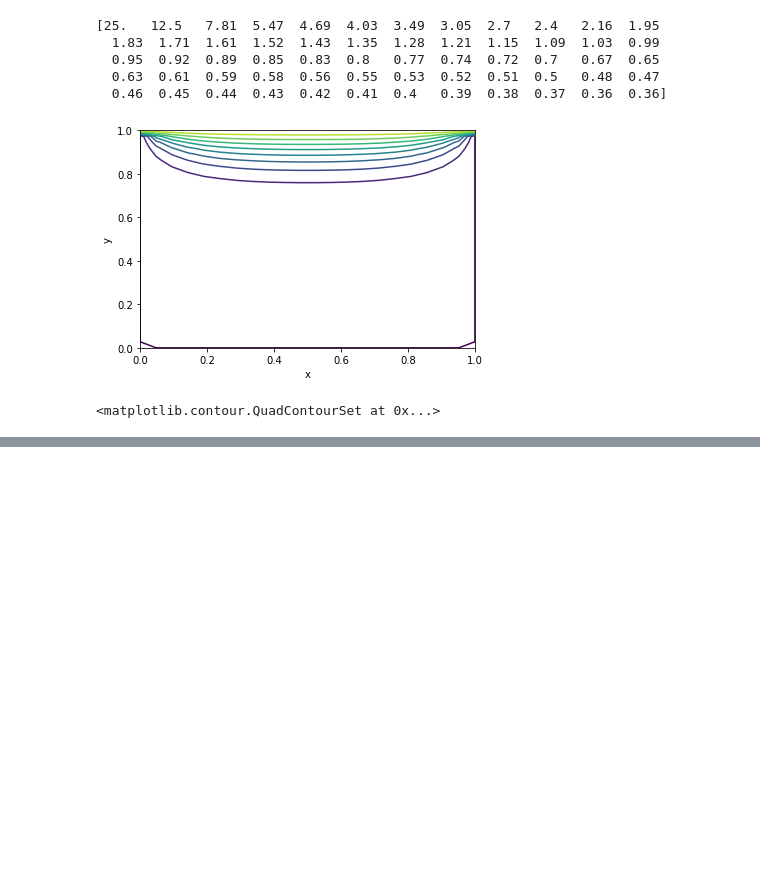
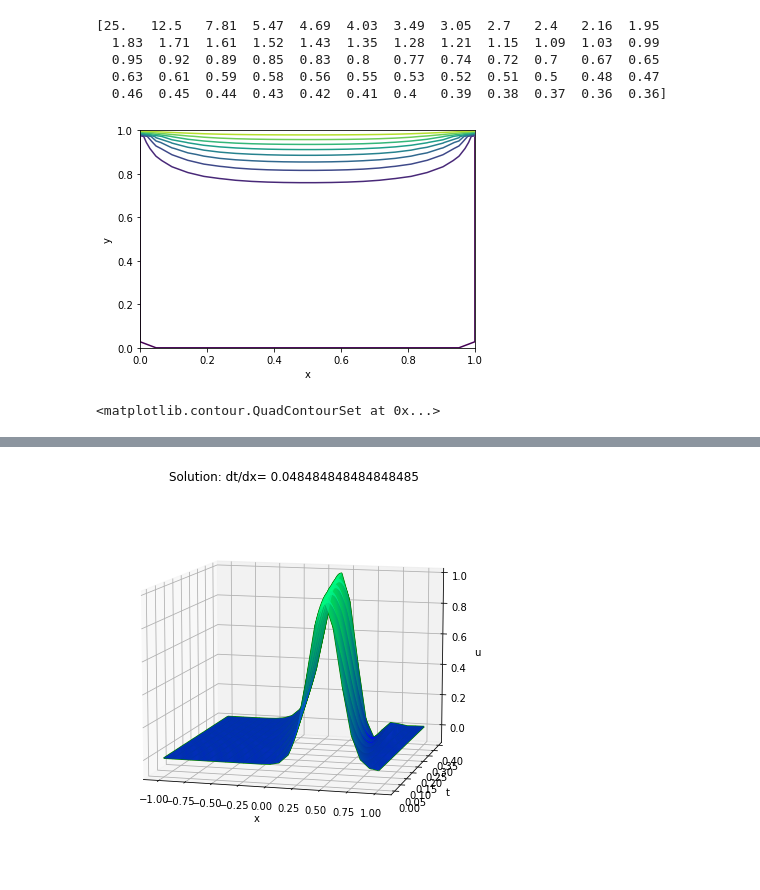
Before and after one commit to CuriousBias/notes, a Jupyter notebook: PartialDifferential.ipynb, the cells around one changed output, grey strips where cells are left out. Drawn from its saved outputs; the diff is of its cells as text; code cells hidden in the pictures; blank space fills up the shorter version.

```diff
--- a/PartialDifferential.ipynb
+++ b/PartialDifferential.ipynb
@@ -140,0 +356,36 @@ b is matrix of non-homogeneous boundary values
+# %%
+#initialization including wave speed
+c = 1.
+xmin, xmax, nx = -1, 1, 25
+x = np.linspace(xmin, xmax,nx) #compute the coordinates of the grid points
+dx = (xmax-xmin)/(nx-1) #spacing between grid points
+
+tmin, tmax, nt = 0, 0.4, 100
+
+t = np.linspace(tmin, tmax, nt)
+dt = (tmax-tmin)/(nt-1) #time step
+u = np.zeros([nt,nx]) #initialize array of zeros to store u(x,t)
+ICs = np.exp(-((x-0.5)/0.2)**2) #Gaussian initial conditions
+u[0] = ICs
+
+# solve here
+sol = forward_euler_wave1way_solve(x, t, ICs, c)
+
+fig = plt.figure(figsize=(7,7))
+ax = plt.axes(projection="3d")
+
+X, Y = np.meshgrid(x, t)
+Z = Z = np.clip(sol,-2,2)
+
+ax.plot_wireframe(X, Y, Z, color='green')
+ax.set_xlabel('x')
+ax.set_ylabel('t')
+ax.set_zlabel('u')
+
+ax.plot_surface(X, Y, Z, rstride=1, cstride=1,
+                cmap='winter', edgecolor='none')
+ax.set_title("Solution: dt/dx= "+str(dt/dx));
+ax.view_init(10,-75) #elevation and azimuth (rotation around z-axis) for viewing
+plt.show()
+# %% [output]
+[figure, added]
```
Also changed, not shown: parts of 8 cells of this notebook, 1 other file.
